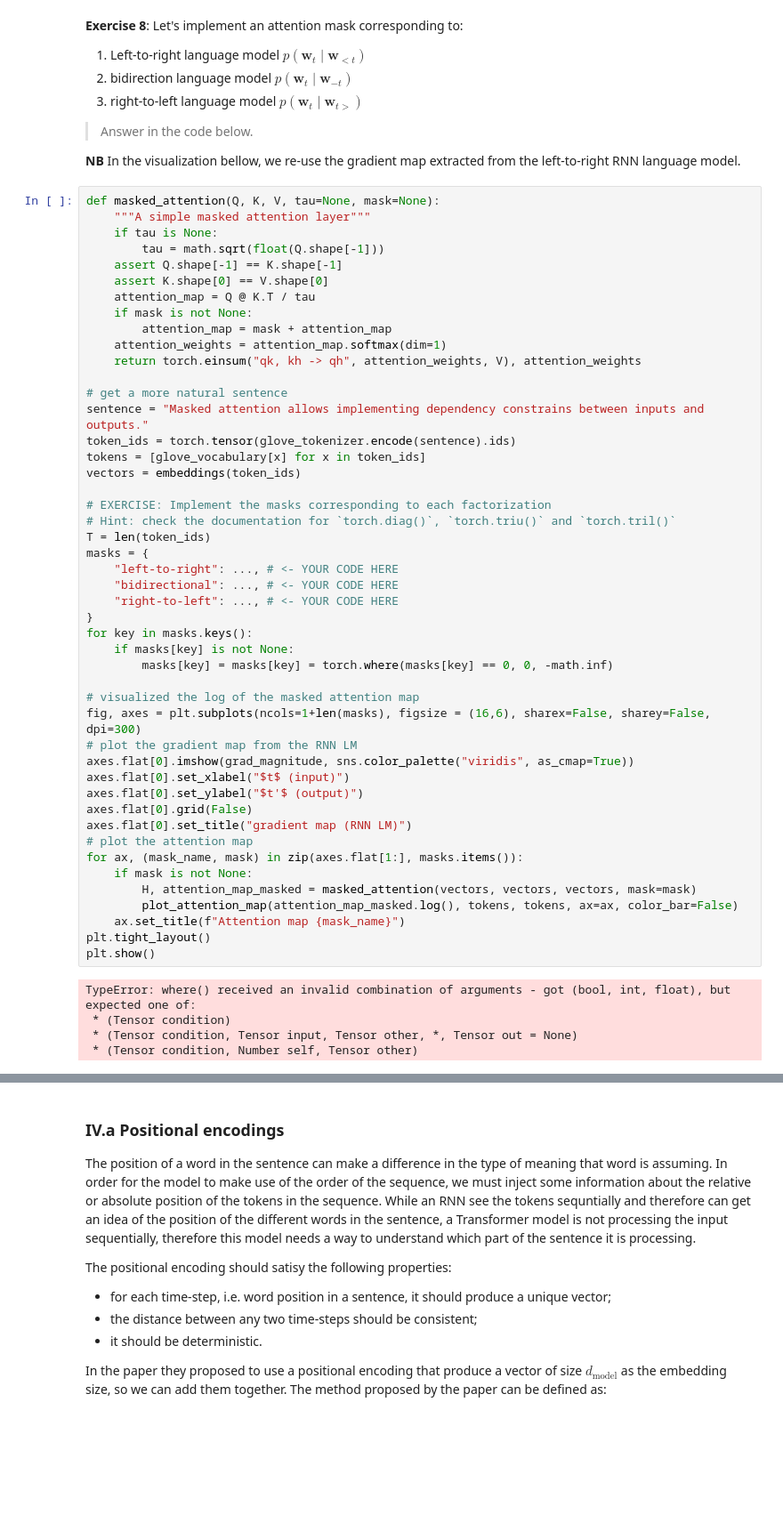
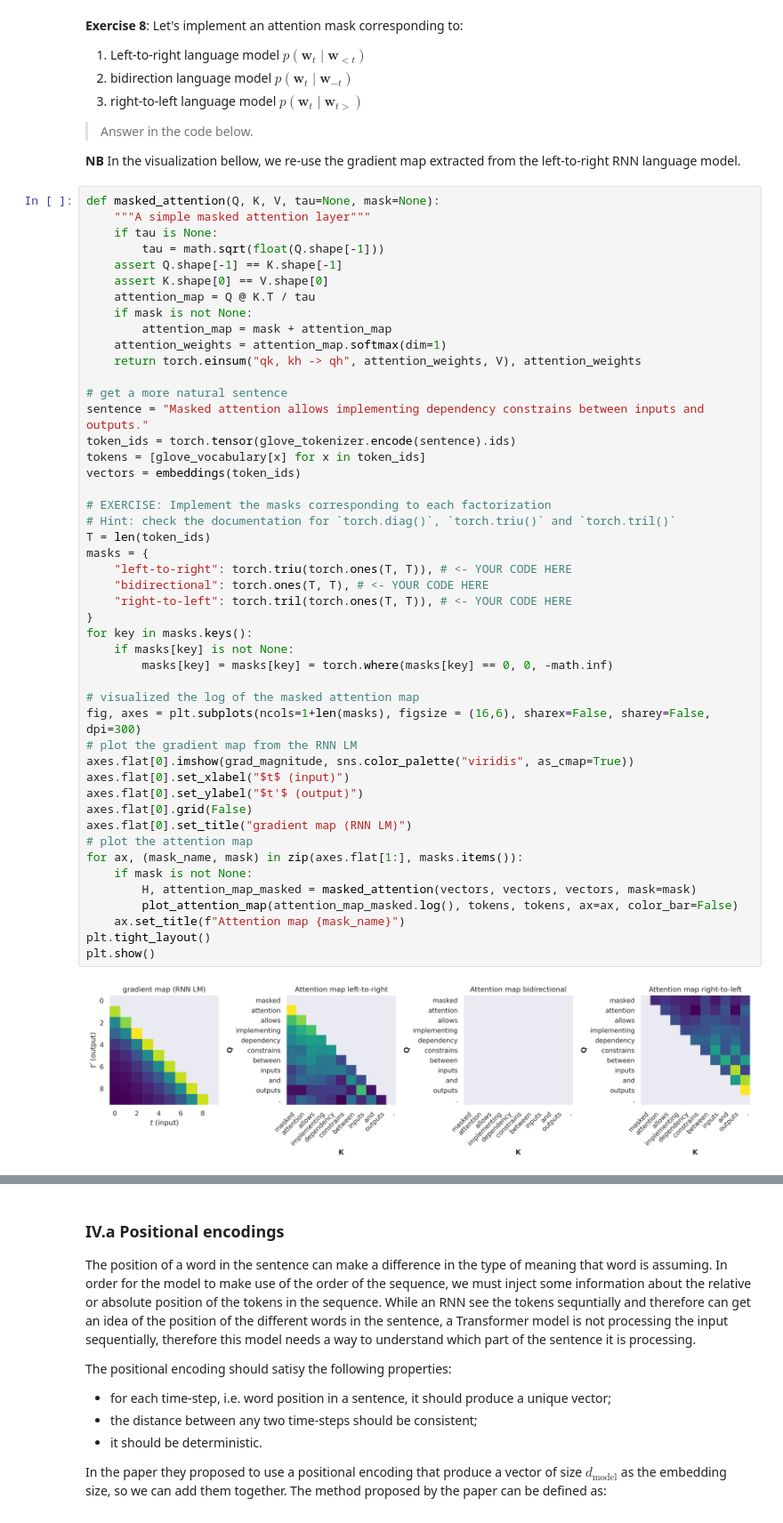
Before and after one commit to moskitoo/02456-deep-learning-with-PyTorch, a Jupyter notebook: 5_Transformers/5_1_EXE_deep_learning_with_transformers.ipynb, the cells around one changed output, grey strips where cells are left out. Shown at 89% size. Cells and saved outputs as stored; diff of their text form; blank space fills up the shorter version.

```diff
--- a/5_Transformers/5_1_EXE_deep_learning_with_transformers.ipynb
+++ b/5_Transformers/5_1_EXE_deep_learning_with_transformers.ipynb
@@ -1183,40 +1183,37 @@ sentence = "Masked attention allows implementing dependency constrains between i
 token_ids = torch.tensor(glove_tokenizer.encode(sentence).ids)
 tokens = [glove_vocabulary[x] for x in token_ids]
 vectors = embeddings(token_ids)
 
 # EXERCISE: Implement the masks corresponding to each factorization
 # Hint: check the documentation for `torch.diag()`, `torch.triu()` and `torch.tril()`
 T = len(token_ids)
 masks = {
-    "left-to-right": ..., # <- YOUR CODE HERE
-    "bidirectional": ..., # <- YOUR CODE HERE
-    "right-to-left": ..., # <- YOUR CODE HERE
+    "left-to-right": torch.triu(torch.ones(T, T)), # <- YOUR CODE HERE
+    "bidirectional": torch.ones(T, T), # <- YOUR CODE HERE
+    "right-to-left": torch.tril(torch.ones(T, T)), # <- YOUR CODE HERE
 }
 for key in masks.keys():
     if masks[key] is not None:
         masks[key] = masks[key] = torch.where(masks[key] == 0, 0, -math.inf)
 
 # visualized the log of the masked attention map
 fig, axes = plt.subplots(ncols=1+len(masks), figsize = (16,6), sharex=False, sharey=False, dpi=300)
 # plot the gradient map from the RNN LM
 axes.flat[0].imshow(grad_magnitude, sns.color_palette("viridis", as_cmap=True))
 axes.flat[0].set_xlabel("$t$ (input)")
 axes.flat[0].set_ylabel("$t'$ (output)")
 axes.flat[0].grid(False)
 axes.flat[0].set_title("gradient map (RNN LM)")
 # plot the attention map
 for ax, (mask_name, mask) in zip(axes.flat[1:], masks.items()):
     if mask is not None:
         H, attention_map_masked = masked_attention(vectors, vectors, vectors, mask=mask)
         plot_attention_map(attention_map_masked.log(), tokens, tokens, ax=ax, color_bar=False)
     ax.set_title(f"Attention map {mask_name}")
 plt.tight_layout()
 plt.show()
 # %% [output]
-TypeError: where() received an invalid combination of arguments - got (bool, int, float), but expected one of:
- * (Tensor condition)
- * (Tensor condition, Tensor input, Tensor other, *, Tensor out = None)
- * (Tensor condition, Number self, Tensor other)
+[figure, added]
 # %% [markdown]
 ----
 ## IV. Transformers
```
